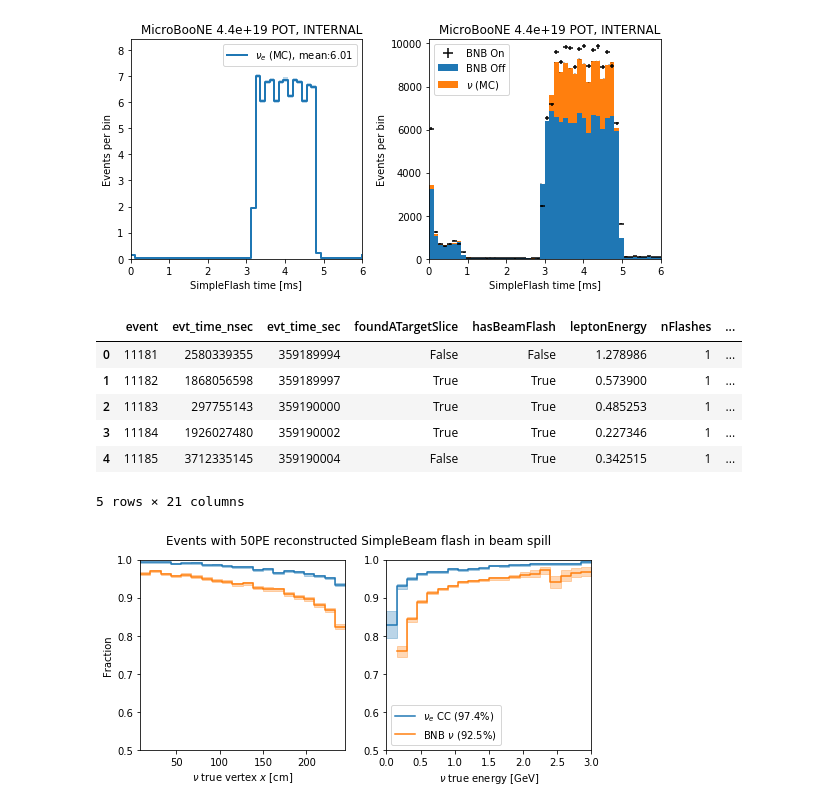
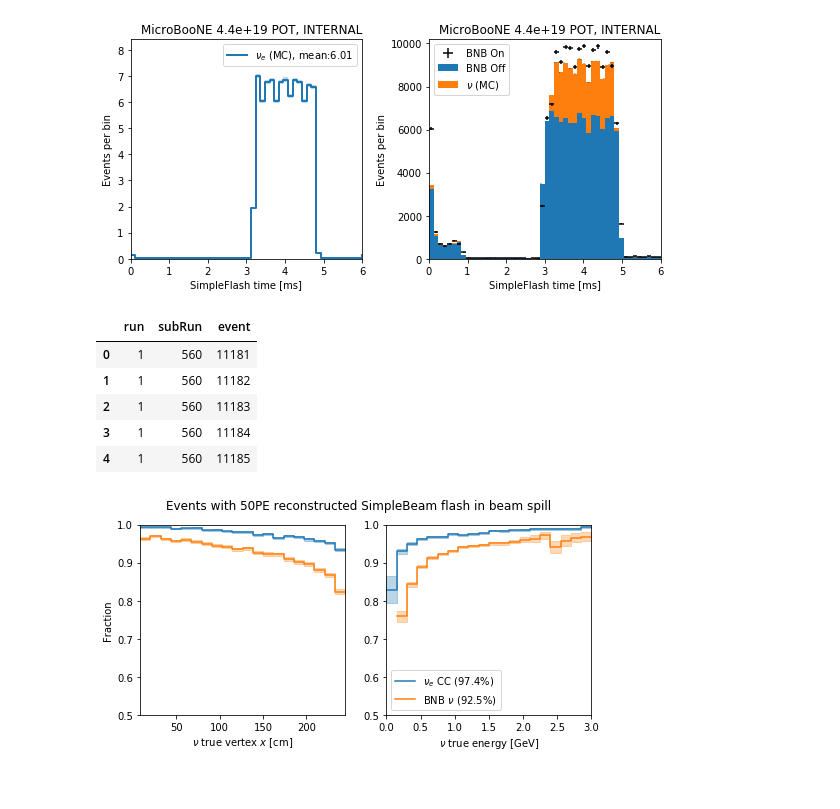
Before and after one commit to Wouter-VDP/MCC9_FlashID, a Jupyter notebook: Flash_ID_all.ipynb, the cells around one changed output. Saved outputs shown, nothing was run; the diff lists cells and outputs as text; code cells hidden in the pictures.

```diff
--- a/Flash_ID_all.ipynb
+++ b/Flash_ID_all.ipynb
@@ -239,22 +239,21 @@ fig.savefig(outdir+field.decode('UTF-8')+".pdf", bbox_inches="tight")
 # %%
 # Signal if the true vertex is inside the fiducial volume and the lepton has more than 20MeV kinetic energy
 df_nue_sig = inTPC_df( pd.DataFrame.from_dict(file_dict['nue']['events']), b'nuVertexX', b'nuVertexY', b'nuVertexZ', fidvol=fidvol_arr)
 df_nue_sig.columns = [c.decode('UTF-8') for c in df_nue_sig.columns ]
 df_nue_sig = df_nue_sig.query('leptonEnergy>0.02')
 df_nu_sig = inTPC_df( pd.DataFrame.from_dict(file_dict['nu']['events']), b'nuVertexX', b'nuVertexY', b'nuVertexZ', fidvol=fidvol_arr)
 df_nu_sig.columns = [c.decode('UTF-8') for c in df_nu_sig.columns ]
 df_nu_sig = df_nu_sig.query('leptonEnergy>0.126')
 
 df_nue_sig["hasBeamFlash"].value_counts()
-df_nue_sig.head()
+df_nue_sig[['run', 'subRun', 'event']].head()
 # %% [output]
-|  | event | evt_time_nsec | evt_time_sec | foundATargetSlice | hasBeamFlash | leptonEnergy | nFlashes | ... |
-| 0 | 11181 | 2580339355 | 359189994 | False | False | 1.278986 | 1 | ... |
-| 1 | 11182 | 1868056598 | 359189997 | True | True | 0.573900 | 1 | ... |
-| 2 | 11183 | 297755143 | 359190000 | True | True | 0.485253 | 1 | ... |
-| 3 | 11184 | 1926027480 | 359190002 | True | True | 0.227346 | 1 | ... |
-| 4 | 11185 | 3712335145 | 359190004 | False | True | 0.342515 | 1 | ... |
+|  | run | subRun | event |
+| 0 | 1 | 560 | 11181 |
+| 1 | 1 | 560 | 11182 |
+| 2 | 1 | 560 | 11183 |
+| 3 | 1 | 560 | 11184 |
+| 4 | 1 | 560 | 11185 |
-5 rows × 21 columns
 # %%
 fig,ax=plt.subplots(ncols=2,nrows=1,figsize=(5*gr,3.5))
 fig.suptitle('Events with 50PE reconstructed SimpleBeam flash in beam spill')
```
Also changed, not shown: parts of 2 cells of this notebook, 8 other files.
